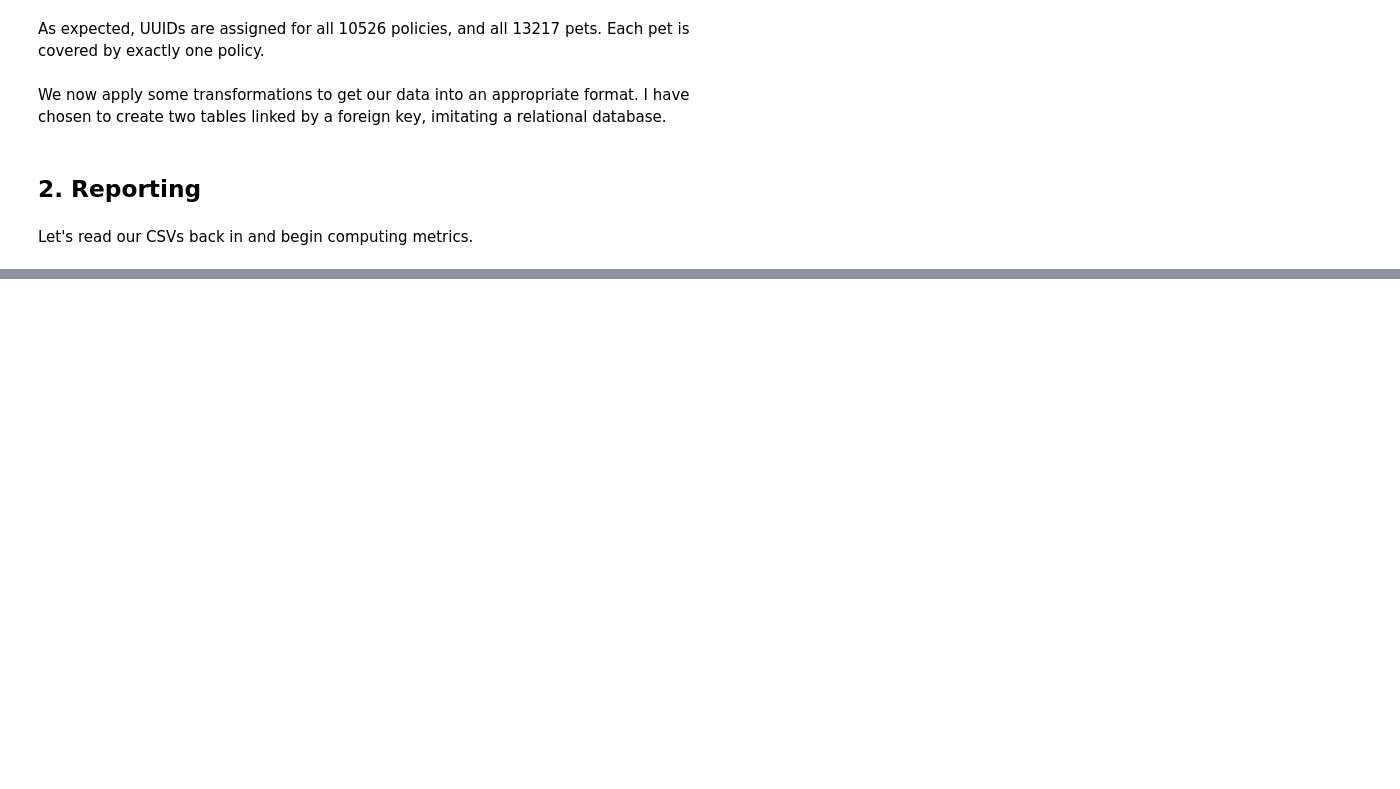
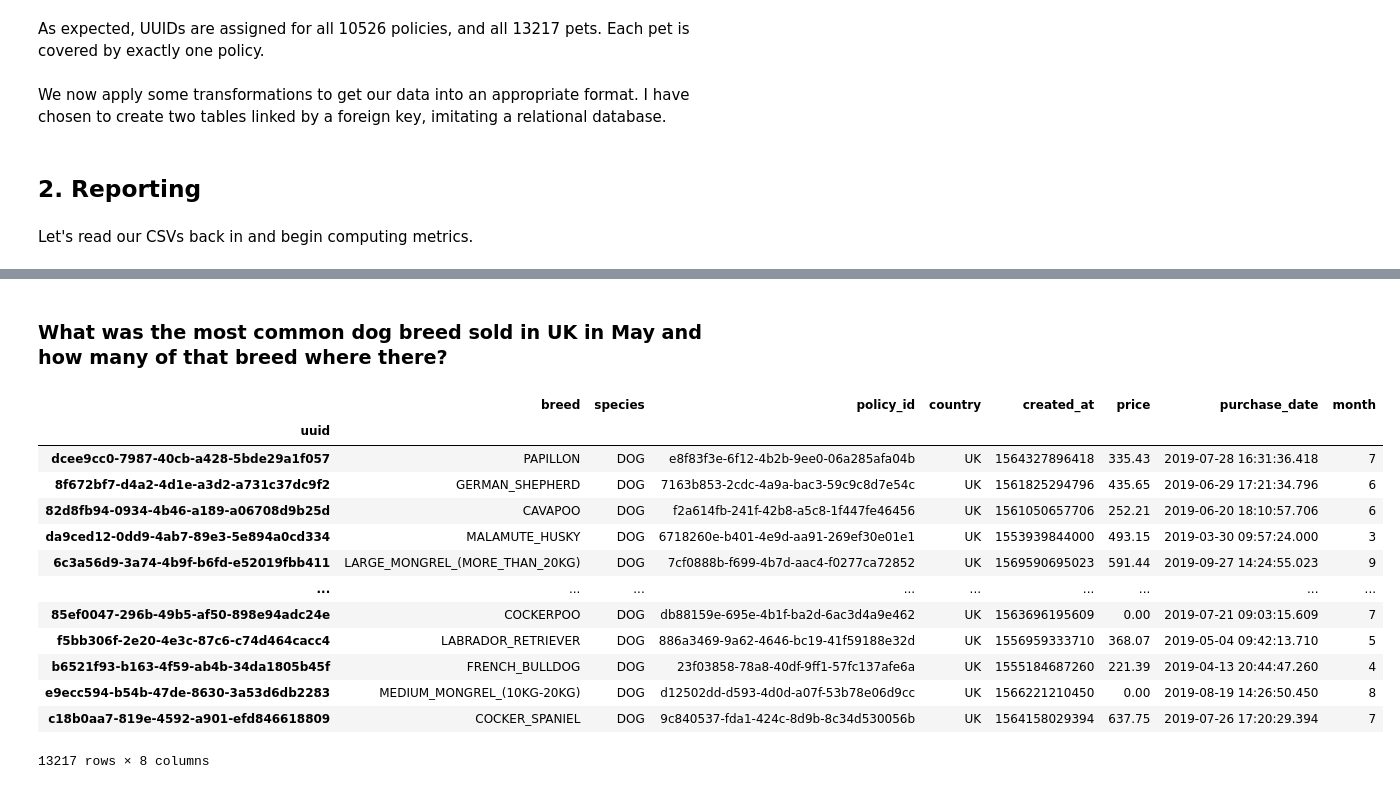
Before and after one commit to jsmithdataanalytics/BBM, a Jupyter notebook: solution.ipynb, the cells around one changed output, grey strips where cells are left out. Saved outputs shown, nothing was run; the diff lists cells and outputs as text; code cells hidden in the pictures; blank space fills up the shorter version.

```diff
--- a/solution.ipynb
+++ b/solution.ipynb
@@ -219,0 +318,2 @@ policies
+# %% [markdown]
+### What was the most common dog breed sold in UK in May and how many of that breed where there?
@@ -219,0 +322,17 @@ policies
+# %%
+joined
+# %% [output]
+|  | breed | species | policy_id | country | created_at | price | purchase_date | month |
+| uuid |  |  |  |  |  |  |  |  |
+| dcee9cc0-7987-40cb-a428-5bde29a1f057 | PAPILLON | DOG | e8f83f3e-6f12-4b2b-9ee0-06a285afa04b | UK | 1564327896418 | 335.43 | 2019-07-28 16:31:36.418 | 7 |
+| 8f672bf7-d4a2-4d1e-a3d2-a731c37dc9f2 | GERMAN_SHEPHERD | DOG | 7163b853-2cdc-4a9a-bac3-59c9c8d7e54c | UK | 1561825294796 | 435.65 | 2019-06-29 17:21:34.796 | 6 |
+| 82d8fb94-0934-4b46-a189-a06708d9b25d | CAVAPOO | DOG | f2a614fb-241f-42b8-a5c8-1f447fe46456 | UK | 1561050657706 | 252.21 | 2019-06-20 18:10:57.706 | 6 |
+| da9ced12-0dd9-4ab7-89e3-5e894a0cd334 | MALAMUTE_HUSKY | DOG | 6718260e-b401-4e9d-aa91-269ef30e01e1 | UK | 1553939844000 | 493.15 | 2019-03-30 09:57:24.000 | 3 |
+| 6c3a56d9-3a74-4b9f-b6fd-e52019fbb411 | LARGE_MONGREL_(MORE_THAN_20KG) | DOG | 7cf0888b-f699-4b7d-aac4-f0277ca72852 | UK | 1569590695023 | 591.44 | 2019-09-27 14:24:55.023 | 9 |
+| ... | ... | ... | ... | ... | ... | ... | ... | ... |
+| 85ef0047-296b-49b5-af50-898e94adc24e | COCKERPOO | DOG | db88159e-695e-4b1f-ba2d-6ac3d4a9e462 | UK | 1563696195609 | 0.00 | 2019-07-21 09:03:15.609 | 7 |
+| f5bb306f-2e20-4e3c-87c6-c74d464cacc4 | LABRADOR_RETRIEVER | DOG | 886a3469-9a62-4646-bc19-41f59188e32d | UK | 1556959333710 | 368.07 | 2019-05-04 09:42:13.710 | 5 |
+| b6521f93-b163-4f59-ab4b-34da1805b45f | FRENCH_BULLDOG | DOG | 23f03858-78a8-40df-9ff1-57fc137afe6a | UK | 1555184687260 | 221.39 | 2019-04-13 20:44:47.260 | 4 |
+| e9ecc594-b54b-47de-8630-3a53d6db2283 | MEDIUM_MONGREL_(10KG-20KG) | DOG | d12502dd-d593-4d0d-a07f-53b78e06d9cc | UK | 1566221210450 | 0.00 | 2019-08-19 14:26:50.450 | 8 |
+| c18b0aa7-819e-4592-a901-efd846618809 | COCKER_SPANIEL | DOG | 9c840537-fda1-424c-8d9b-8c34d530056b | UK | 1564158029394 | 637.75 | 2019-07-26 17:20:29.394 | 7 |
+13217 rows × 8 columns
```
Also changed, not shown: parts of 35 cells of this notebook.
